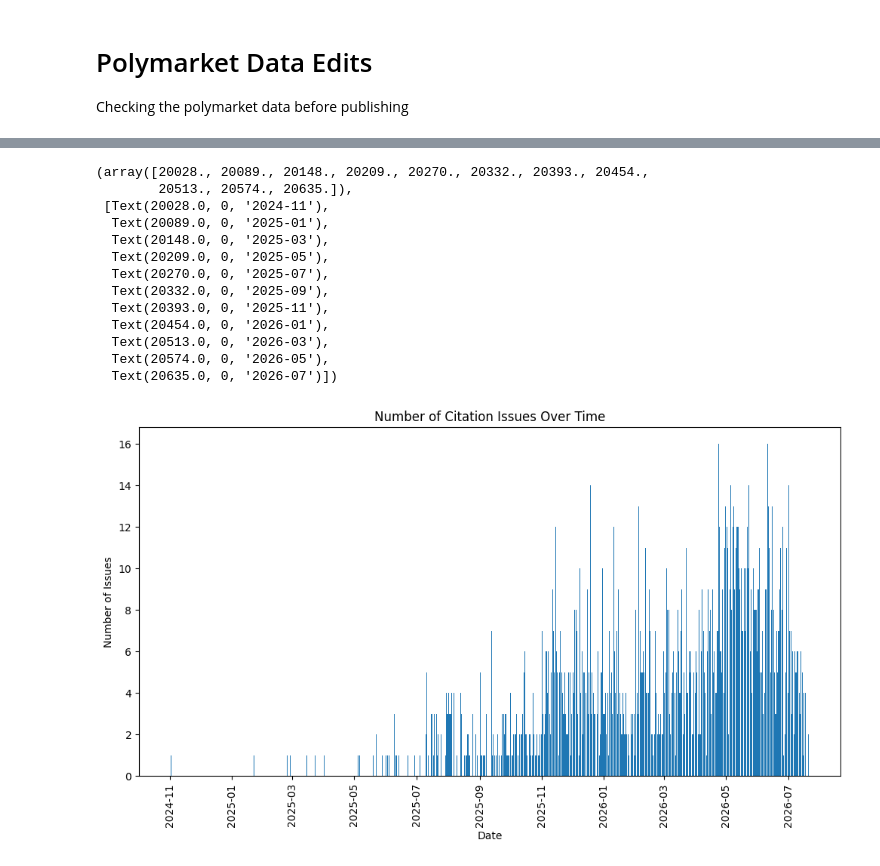
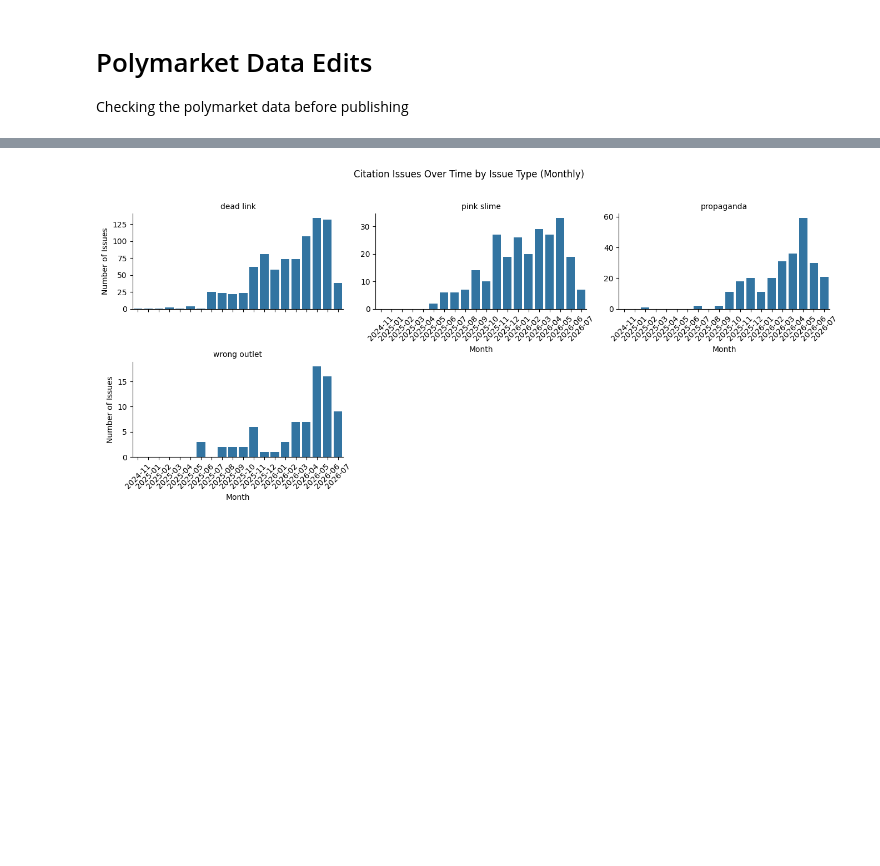
Before and after one commit to TowCenter/polymarket-ai-timelines, a Jupyter notebook: data-edit.ipynb, the cells around one changed output, grey strips where cells are left out. Cells and saved outputs as stored; diff of their text form; code cells hidden in the pictures; blank space fills up the shorter version.

Commit message:
update data edit for new format

```diff
--- a/data-edit.ipynb
+++ b/data-edit.ipynb
@@ -5,6 +5,9 @@ Checking the polymarket data before publishing
 # %%
 import pandas as pd
 
-df = pd.read_csv('data/annotations.csv')
-df.sort_values(by=['market_slug', 'timestamp'], ascending=[True,False])
+df = pd.read_csv('data/all_citations_full.csv',
+    parse_dates=['annotation_date'], date_format='%Y-%m-%d')
+
+df = df.sort_values(by=['market_slug', 'annotation_date'], ascending=[True, False])
+df
 # %% [output]
@@ -58,0 +55,3 @@ Name: url, dtype: int64
+# %%
+flagged_df = df.query('is_flagged == "yes"')
+flagged_df.value_counts('category')
@@ -120,30 +138,32 @@ with pd.option_context('display.max_rows', None):
 # %%
-# making sure this is an ongoing issue
+# facet-wrapped trend by issue type (category) as columns, aggregated monthly
+issue_counts_by_type = (
+    flagged_df.assign(month=flagged_df['annotation_date'].dt.to_period('M').astype(str))
+    .groupby(['category', 'month'])
+    .size()
+    .reset_index(name='count')
+    .sort_values(['category', 'month'])
+)
 
-import matplotlib.pyplot as plt
+g = sns.catplot(
+    data=issue_counts_by_type,
+    x='month',
+    y='count',
+    kind='bar',
+    col='category',
+    col_wrap=3,
+    height=3,
+    aspect=1.5,
+    sharey=False
+)
 
-flagged_citations['date'] = pd.to_datetime(flagged_citations['annotation_timestamp'])
-issue_counts = flagged_citations.groupby('date').size()
+g.set_axis_labels('Month', 'Number of Issues')
+g.set_titles('{col_name}')
 
-# make a bar chart
-plt.figure(figsize=(12, 6))
-plt.bar(issue_counts.index, issue_counts.values)
-plt.title('Number of Citation Issues Over Time')
-plt.xlabel('Date')
-plt.ylabel('Number of Issues')
-plt.xticks(rotation=90)
+for ax in g.axes.flat:
+    ax.tick_params(axis='x', rotation=45)
+
+g.figure.suptitle('Citation Issues Over Time by Issue Type (Monthly)', y=1.02)
+g.figure.tight_layout()
 # %% [output]
-(array([20028., 20089., 20148., 20209., 20270., 20332., 20393., 20454.,
-        20513., 20574., 20635.]),
- [Text(20028.0, 0, '2024-11'),
-  Text(20089.0, 0, '2025-01'),
-  Text(20148.0, 0, '2025-03'),
-  Text(20209.0, 0, '2025-05'),
-  Text(20270.0, 0, '2025-07'),
-  Text(20332.0, 0, '2025-09'),
-  Text(20393.0, 0, '2025-11'),
-  Text(20454.0, 0, '2026-01'),
-  Text(20513.0, 0, '2026-03'),
-  Text(20574.0, 0, '2026-05'),
-  Text(20635.0, 0, '2026-07')])
-[figure, old version]
+[figure, new version]
```
Also changed, not shown: parts of 8 cells of this notebook.
